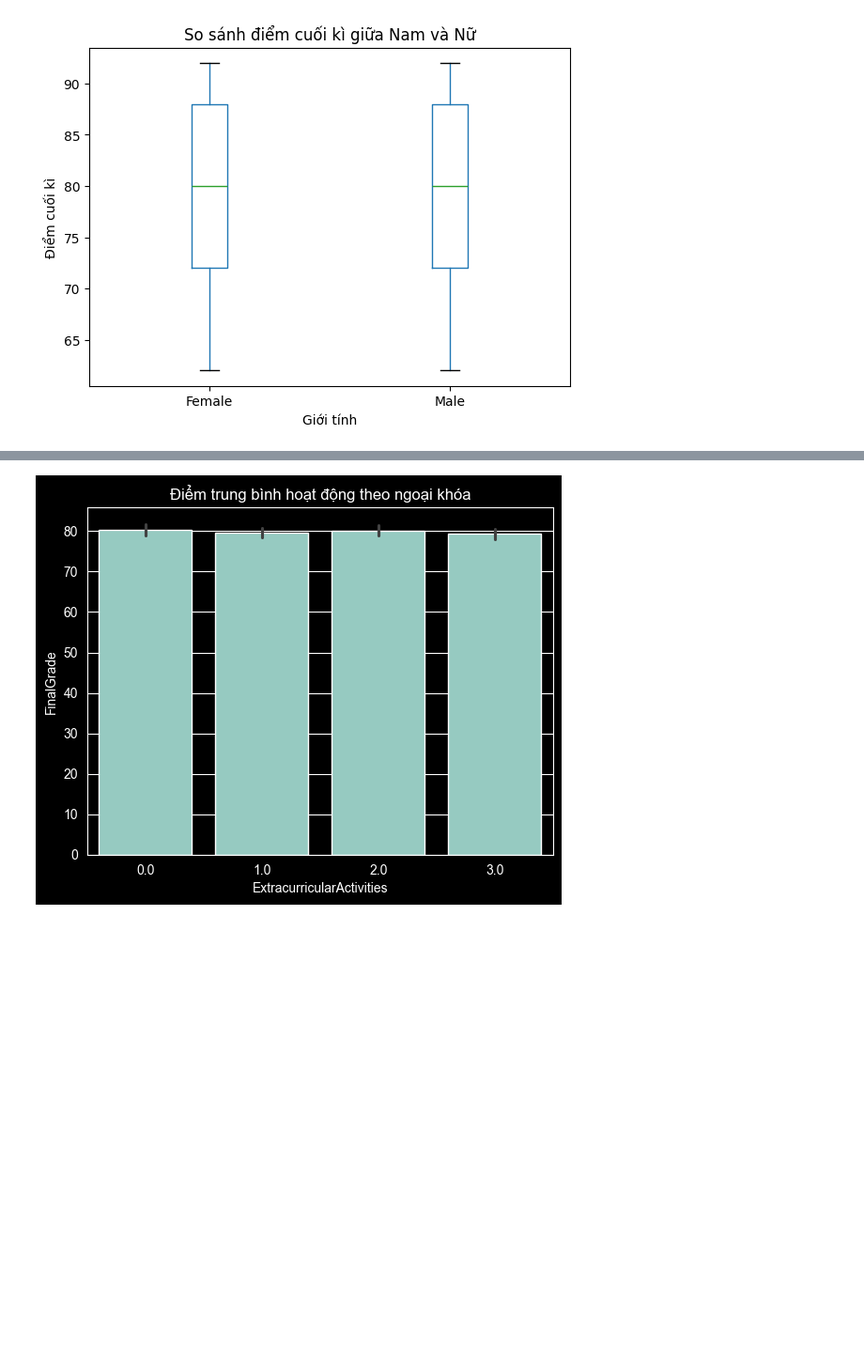
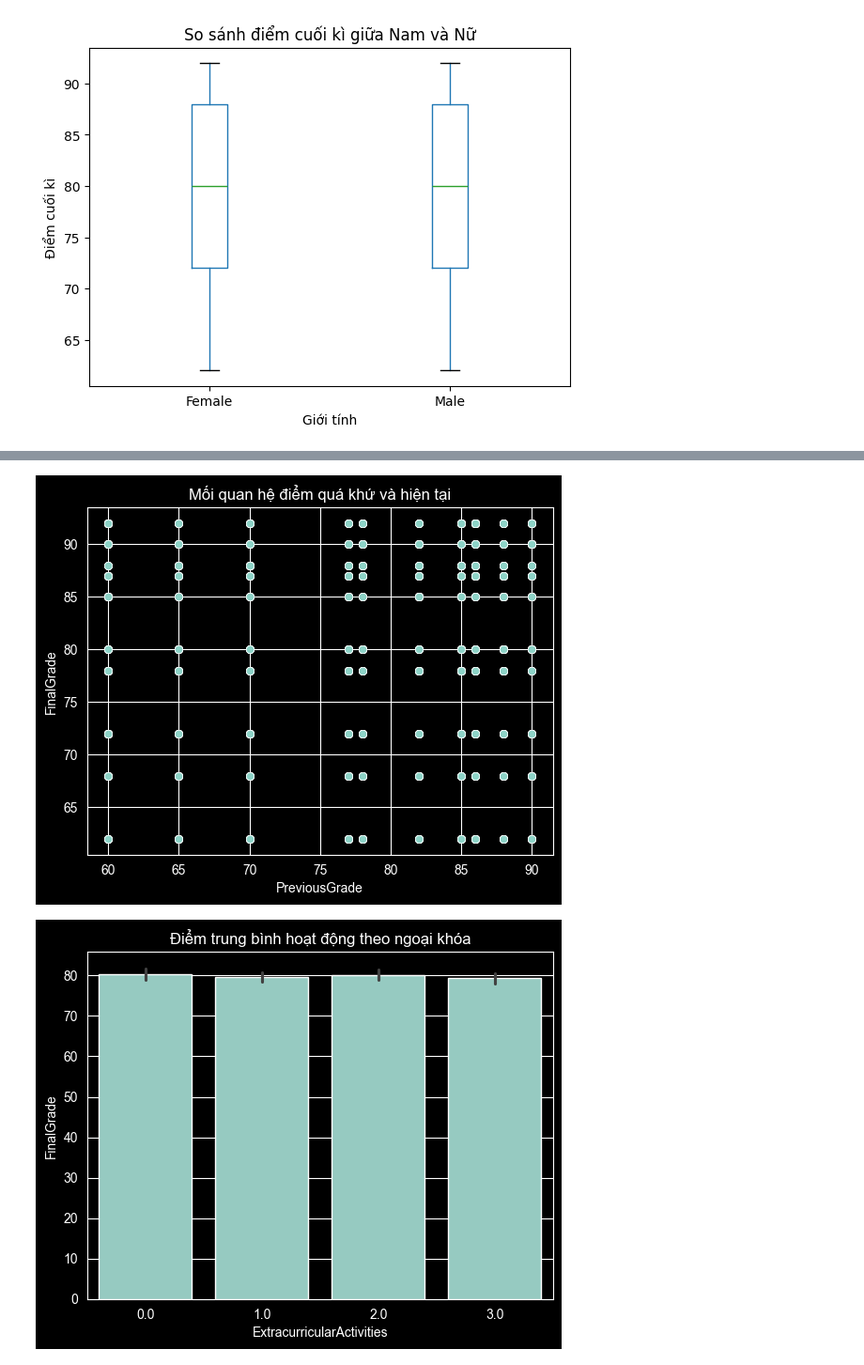
Before and after one commit to vonhu2875/-Student-Performance-Prediction-Classification-, a Jupyter notebook: notebooks/student_performance.ipynb, the cells around one changed output, grey strips where cells are left out. Shown at 94% size. Drawn from its saved outputs; the diff is of its cells as text; code cells hidden in the pictures; blank space fills up the shorter version.

```diff
--- a/notebooks/student_performance.ipynb
+++ b/notebooks/student_performance.ipynb
@@ -49,3 +64,10 @@ plt.show()
+# %%
+# 6. Tương quan điểm giữa quá khứ và hiện tại
+sns.scatterplot(x='PreviousGrade', y='FinalGrade', data=df)
+plt.title('Mối quan hệ điểm quá khứ và hiện tại')
+plt.show()
+# %% [output]
+[figure, added]
 # %%
 # 7. Ảnh hưởng của ngoại khóa
 sns.barplot(x='ExtracurricularActivities', y='FinalGrade', data=df)
```
Also changed, not shown: parts of 2 cells of this notebook.
